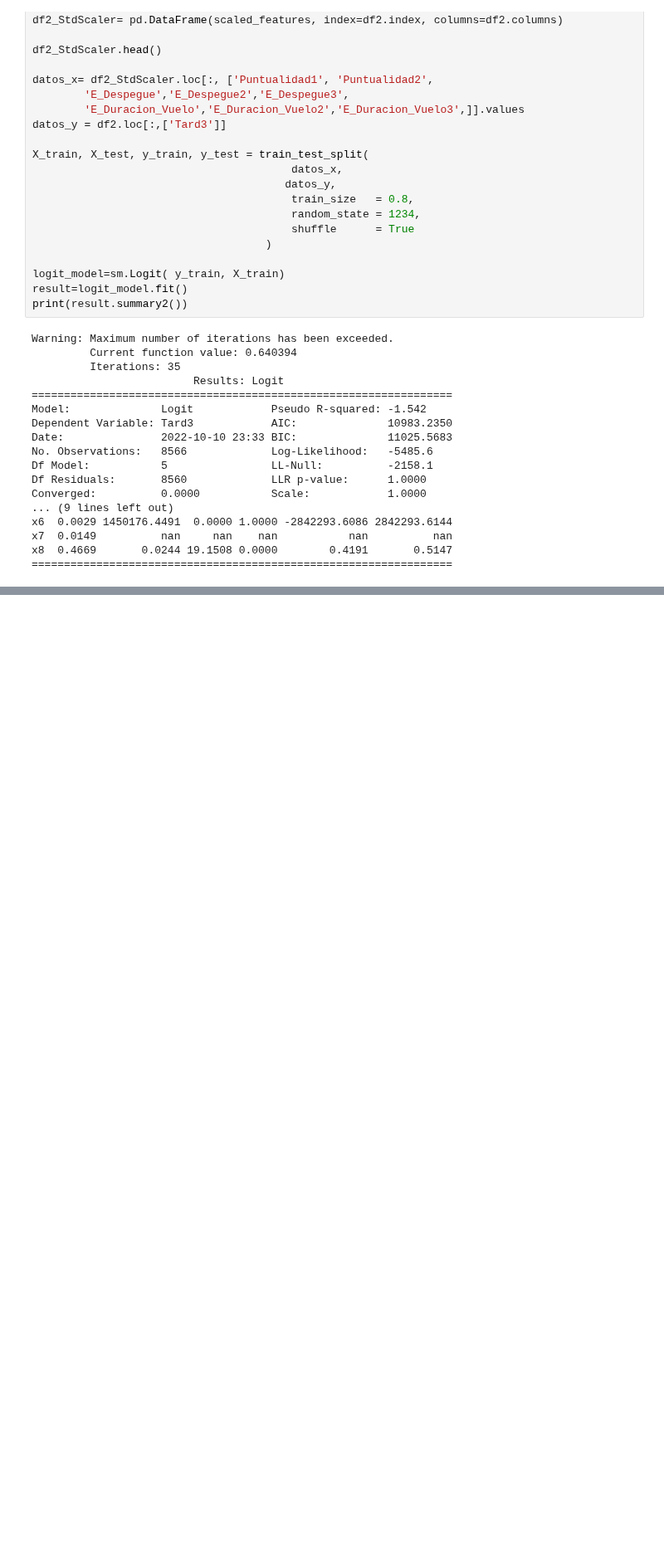
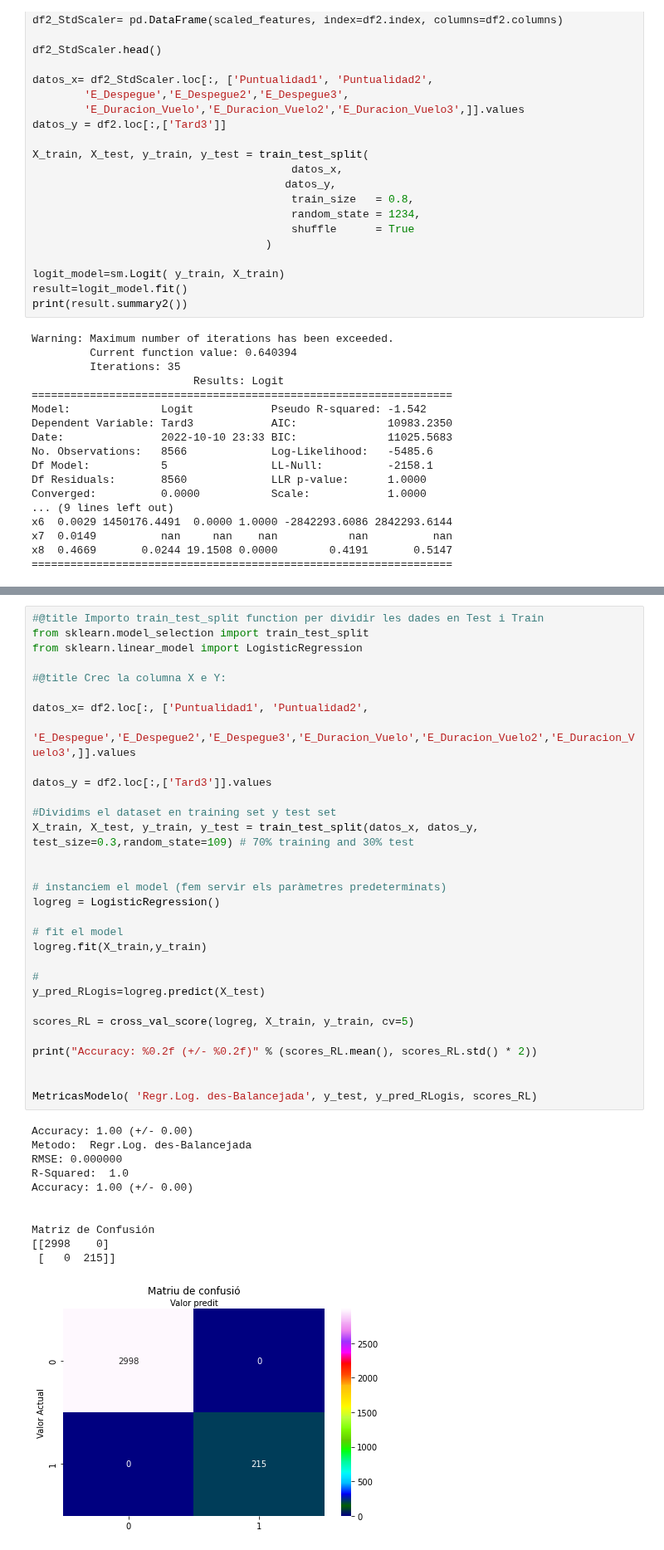
Before and after one commit to JMML2021/Entrega-projecte-final, a Jupyter notebook: utilitzar_loggistic_regression_per_mirar_els_coeficients_.ipynb, the cells around one changed output, grey strips where cells are left out. Shown at 83% size. Cells and saved outputs as stored; diff of their text form; blank space fills up the shorter version.

```diff
--- a/utilitzar_loggistic_regression_per_mirar_els_coeficients_.ipynb
+++ b/utilitzar_loggistic_regression_per_mirar_els_coeficients_.ipynb
@@ -282,3 +287,46 @@ x6      0.0565         nan        nan       nan        nan        nan
 x7      0.0996     -0.0000       -inf    0.0000     0.0996     0.0996
 x8      0.2924      0.0084    34.8372    0.0000     0.2760     0.3089
 ==================================================================
+# %%
+#@title Importo train_test_split function per dividir les dades en Test i Train
+from sklearn.model_selection import train_test_split
+from sklearn.linear_model import LogisticRegression
+
+#@title Crec la columna X e Y:
+
+datos_x= df2.loc[:, ['Puntualidad1', 'Puntualidad2',
+        'E_Despegue','E_Despegue2','E_Despegue3','E_Duracion_Vuelo','E_Duracion_Vuelo2','E_Duracion_Vuelo3',]].values
+
+datos_y = df2.loc[:,['Tard3']].values
+
+#Dividims el dataset en training set y test set
+X_train, X_test, y_train, y_test = train_test_split(datos_x, datos_y, test_size=0.3,random_state=109) # 70% training and 30% test
+
+
+# instanciem el model (fem servir els paràmetres predeterminats)
+logreg = LogisticRegression()
+
+# fit el model
+logreg.fit(X_train,y_train)
+
+#
+y_pred_RLogis=logreg.predict(X_test)
+
+scores_RL = cross_val_score(logreg, X_train, y_train, cv=5)
+
+print("Accuracy: %0.2f (+/- %0.2f)" % (scores_RL.mean(), scores_RL.std() * 2))
+
+
+MetricasModelo( 'Regr.Log. des-Balancejada', y_test, y_pred_RLogis, scores_RL)
+# %% [output]
+Accuracy: 1.00 (+/- 0.00)
+Metodo:  Regr.Log. des-Balancejada
+RMSE: 0.000000
+R-Squared:  1.0
+Accuracy: 1.00 (+/- 0.00)
+
+
+Matriz de Confusión
+[[2998    0]
+ [   0  215]]
+[figure, added]
```
Also changed, not shown: parts of 8 cells of this notebook.
